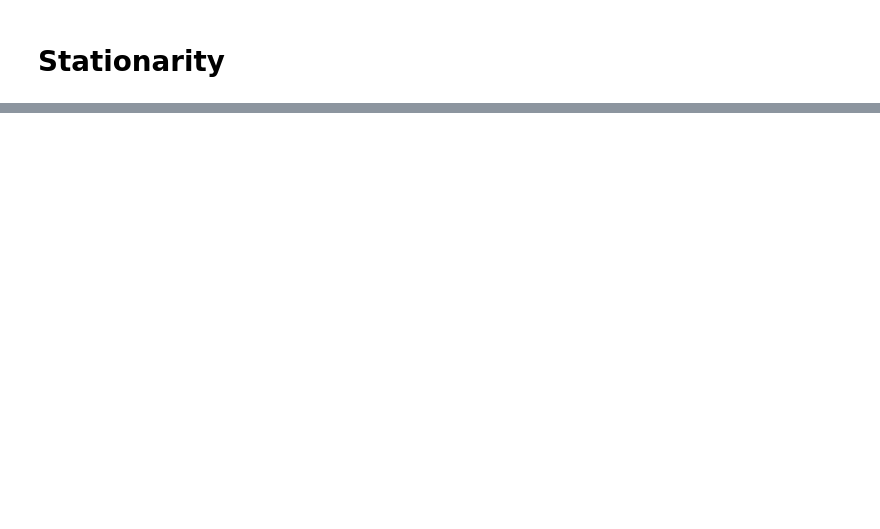
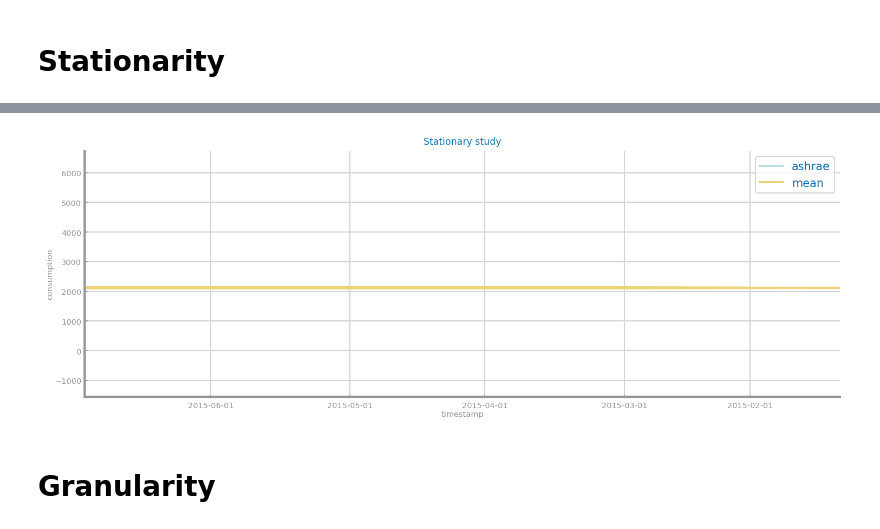
Before and after one commit to joaocmd/CD-Project, a Jupyter notebook: lab9+10/lab9+10-profilling.ipynb, the cells around one changed output, grey strips where cells are left out. Cells and saved outputs as stored; diff of their text form; code cells hidden in the pictures; blank space fills up the shorter version.

```diff
--- a/lab9+10/lab9+10-profilling.ipynb
+++ b/lab9+10/lab9+10-profilling.ipynb
@@ -53,0 +71,12 @@ plt.show()
+# %%
+all_deaths_series = pd.Series(all_deaths['deaths'])
+
+mean_line = pd.Series(np.ones(len(all_deaths_series.values)) * all_deaths_series.mean(), index=all_deaths_series.index)
+series = {'ashrae': covid_series, 'mean': mean_line}
+plt.figure(figsize=(3*ts.HEIGHT, ts.HEIGHT))
+ts.plot_series(series, x_label='timestamp', y_label='consumption', title='Stationary study', show_std=True)
+plt.show()
+# %% [output]
+[figure, added]
+# %% [markdown]
+# Granularity
```
Also changed, not shown: parts of 21 cells of this notebook, 11 other files.
